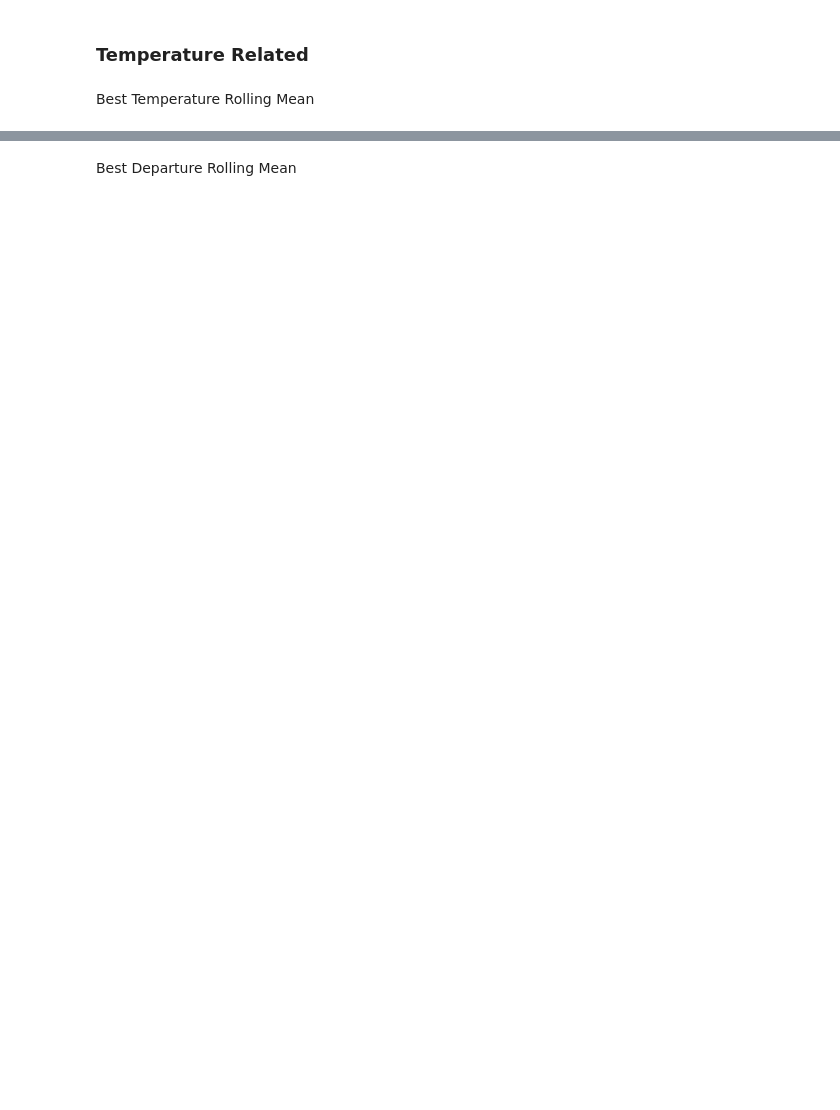
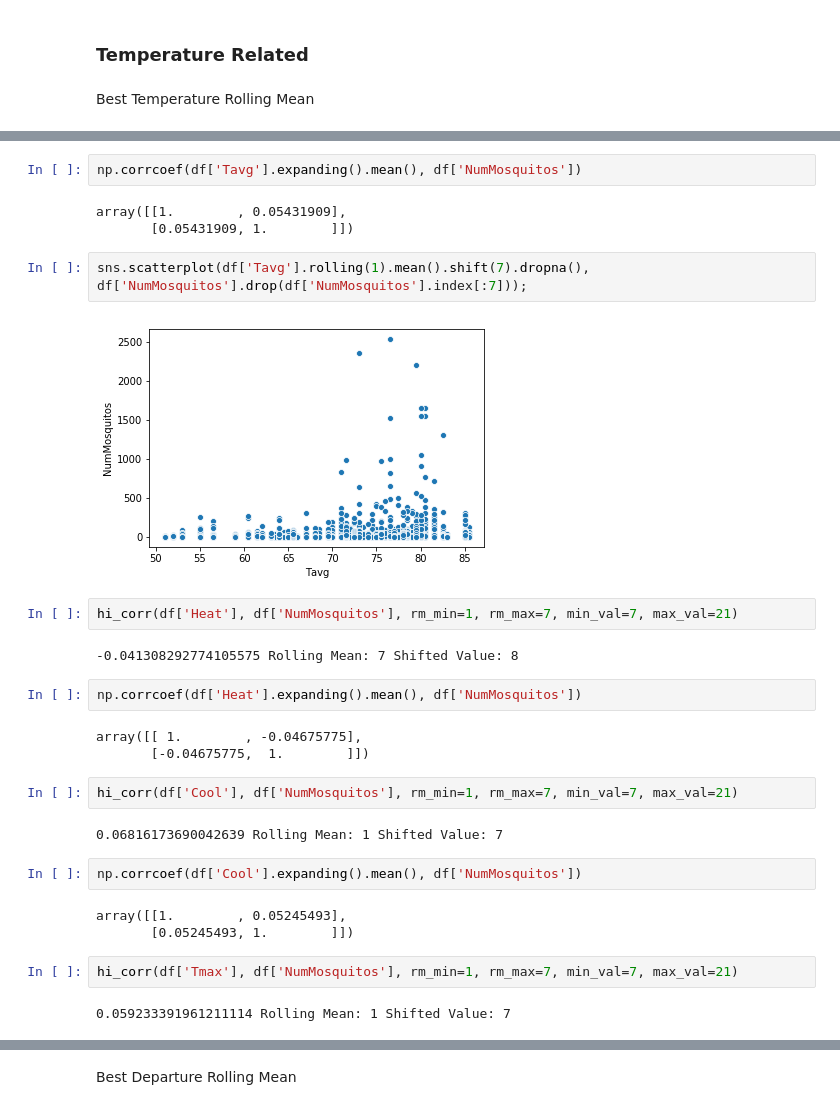
Before and after one commit to camarenad/wnv_prevention, a Jupyter notebook: jj/EDA_Merged_Data_JJ.ipynb, the cells around one changed output, grey strips where cells are left out. Drawn from its saved outputs; the diff is of its cells as text; blank space fills up the shorter version.

```diff
--- a/jj/EDA_Merged_Data_JJ.ipynb
+++ b/jj/EDA_Merged_Data_JJ.ipynb
@@ -85,0 +104,31 @@ hi_corr(df['Tavg'], df['NumMosquitos'], rm_min=1, rm_max=7, min_val=7, max_val=2
+# %%
+np.corrcoef(df['Tavg'].expanding().mean(), df['NumMosquitos'])
+# %% [output]
+array([[1.        , 0.05431909],
+       [0.05431909, 1.        ]])
+# %%
+sns.scatterplot(df['Tavg'].rolling(1).mean().shift(7).dropna(), df['NumMosquitos'].drop(df['NumMosquitos'].index[:7]));
+# %% [output]
+[figure, added]
+# %%
+hi_corr(df['Heat'], df['NumMosquitos'], rm_min=1, rm_max=7, min_val=7, max_val=21)
+# %% [output]
+-0.041308292774105575 Rolling Mean: 7 Shifted Value: 8
+# %%
+np.corrcoef(df['Heat'].expanding().mean(), df['NumMosquitos'])
+# %% [output]
+array([[ 1.        , -0.04675775],
+       [-0.04675775,  1.        ]])
+# %%
+hi_corr(df['Cool'], df['NumMosquitos'], rm_min=1, rm_max=7, min_val=7, max_val=21)
+# %% [output]
+0.06816173690042639 Rolling Mean: 1 Shifted Value: 7
+# %%
+np.corrcoef(df['Cool'].expanding().mean(), df['NumMosquitos'])
+# %% [output]
+array([[1.        , 0.05245493],
+       [0.05245493, 1.        ]])
+# %%
+hi_corr(df['Tmax'], df['NumMosquitos'], rm_min=1, rm_max=7, min_val=7, max_val=21)
+# %% [output]
+0.059233391961211114 Rolling Mean: 1 Shifted Value: 7
```
Also changed, not shown: parts of 41 cells of this notebook, 2 other files.
